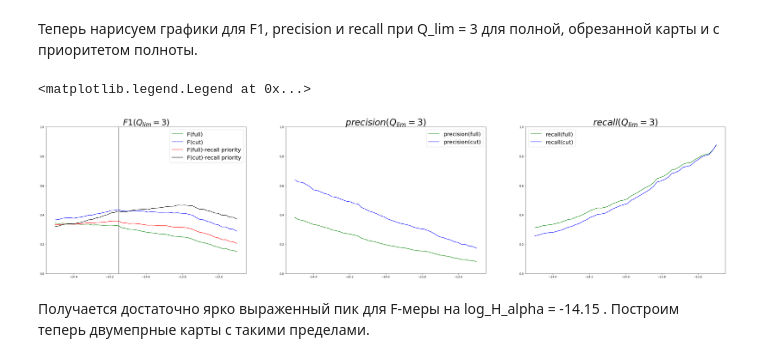
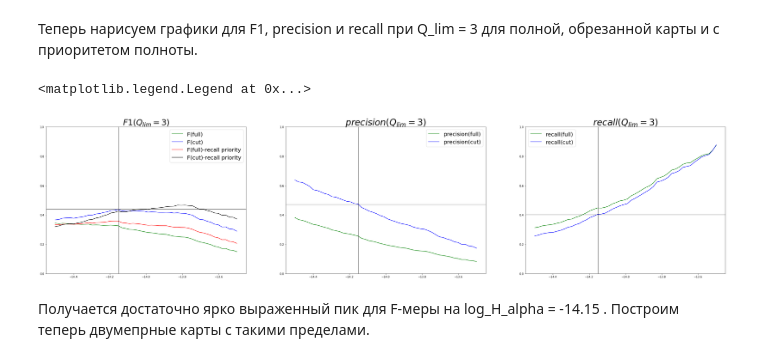
Before and after one commit to ValerieKostiuk/Course-work, a Jupyter notebook: NGC3627/Statistics.ipynb, the cells around one changed output. Cells and saved outputs as stored; diff of their text form; code cells hidden in the pictures.

Commit message:
cut plot by line

```diff
--- a/NGC3627/Statistics.ipynb
+++ b/NGC3627/Statistics.ipynb
@@ -2096,33 +2096,38 @@ for i,  hlim in enumerate(np.linspace(-14.5, -13.5, 50)):
 # %%
 xx =np.array(np.linspace(-14.5, -13.5, 50))
 fig = plt.figure(figsize=[45, 10])
 
 plt.subplot(1,3,1)
 plt.plot(xx,F13,'-', label='F(full)', color='green')
 plt.plot(xx,F13_cut,'-', label='F(cut)', color='blue')
 plt.plot(xx,F13_recall,'-', label='F(full)-recall priority', color='red')
 plt.plot(xx,F13_recall_cut,'-', label='F(cut)-recall priority', color='black')
 plt.ylim(0.,1.)
 plt.title(r'$F1(Q_{lim} = 3)$', fontsize=30)
 plt.axvline(x=-14.15, alpha=0.5, color='black', lw=2)
+plt.axhline(y = 0.44, alpha=0.5, color='black', lw=2)
 plt.legend(fontsize = 20)
 
 plt.subplot(1,3,2)
 plt.plot(xx,precision3,'-', label='precision(full)', color='green')
 plt.plot(xx,precision3_cut,'-', label='precision(cut)', color='blue')
 plt.title(r'$precision(Q_{lim} = 3)$', fontsize=33)
 plt.ylim(0.,1.)
+plt.axvline(x=-14.15, alpha=0.5, color='black', lw=2)
+plt.axhline(y = 0.47, alpha=0.5, color='black', lw=2)
 plt.legend(fontsize = 20)
 
 plt.subplot(1,3,3)
 plt.plot(xx,recall3,'-', label='recall(full)', color='green')
 plt.plot(xx,recall3_cut,'-', label='recall(cut)', color='blue')
 plt.title(r'$recall(Q_{lim} = 3)$', fontsize=33)
 plt.ylim(0.,1.)
+plt.axvline(x=-14.15, alpha=0.5, color='black', lw=2)
+plt.axhline(y = 0.4, alpha=0.5, color='black', lw=2)
 plt.legend(fontsize = 20)
 # %% [output]
 <matplotlib.legend.Legend at 0x...>
-[figure, old version]
+[figure, new version]
 # %% [markdown]
 Получается достаточно ярко выраженный пик для F-меры на log_H_alpha = -14.15 . Построим теперь двумепрные карты с такими пределами.
 # %%
```
Also changed, not shown: parts of 9 cells of this notebook.
